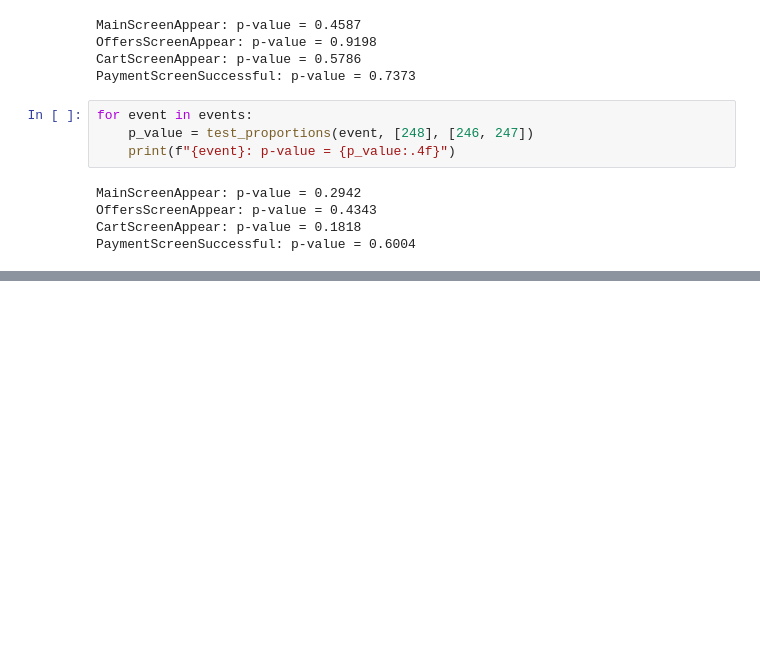
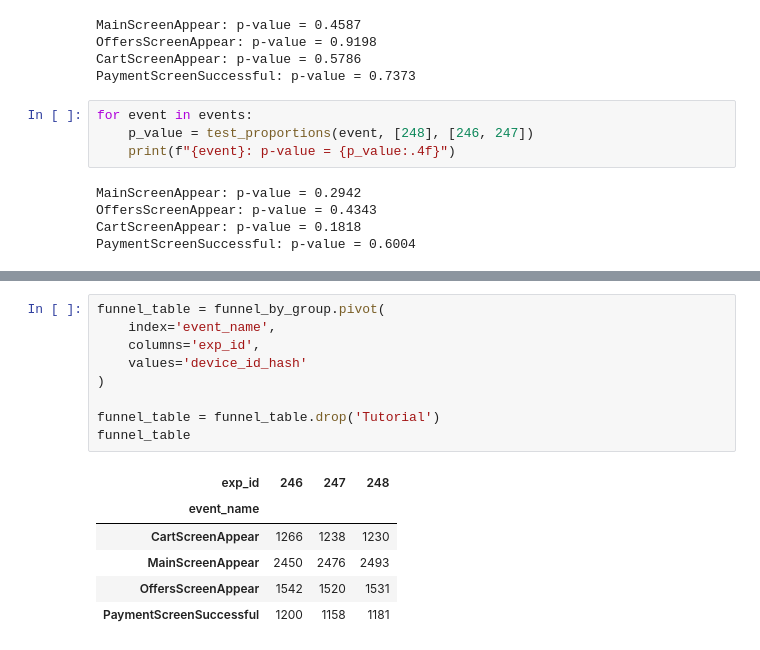
Before and after one commit to thaisCrtn/food-app-funnel-ab-testing-analysis, a Jupyter notebook: notebooks/EDA.ipynb, the cells around one changed output, grey strips where cells are left out. Drawn from its saved outputs; the diff is of its cells as text; blank space fills up the shorter version.

```diff
--- a/notebooks/EDA.ipynb
+++ b/notebooks/EDA.ipynb
@@ -484,0 +566,16 @@ Ate o momento, nenhum dos 16 testes apresentou diferenca estatisticamente signif
+# %%
+funnel_table = funnel_by_group.pivot(
+    index='event_name',
+    columns='exp_id',
+    values='device_id_hash'
+)
+
+funnel_table = funnel_table.drop('Tutorial')
+funnel_table
+# %% [output]
+| exp_id | 246 | 247 | 248 |
+| event_name |  |  |  |
+| CartScreenAppear | 1266 | 1238 | 1230 |
+| MainScreenAppear | 2450 | 2476 | 2493 |
+| OffersScreenAppear | 1542 | 1520 | 1531 |
+| PaymentScreenSuccessful | 1200 | 1158 | 1181 |
```
Also changed, not shown: parts of 7 cells of this notebook.
